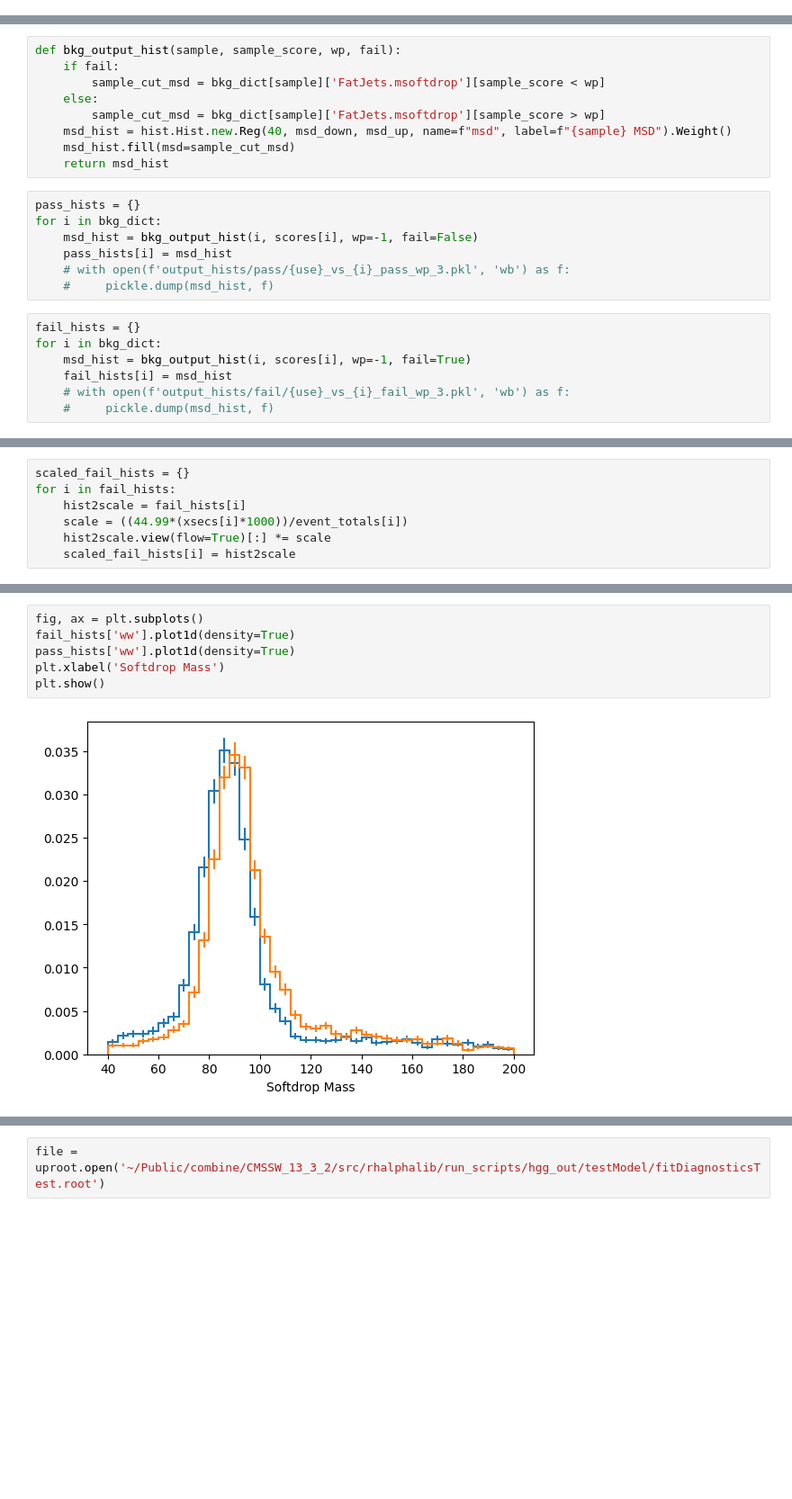
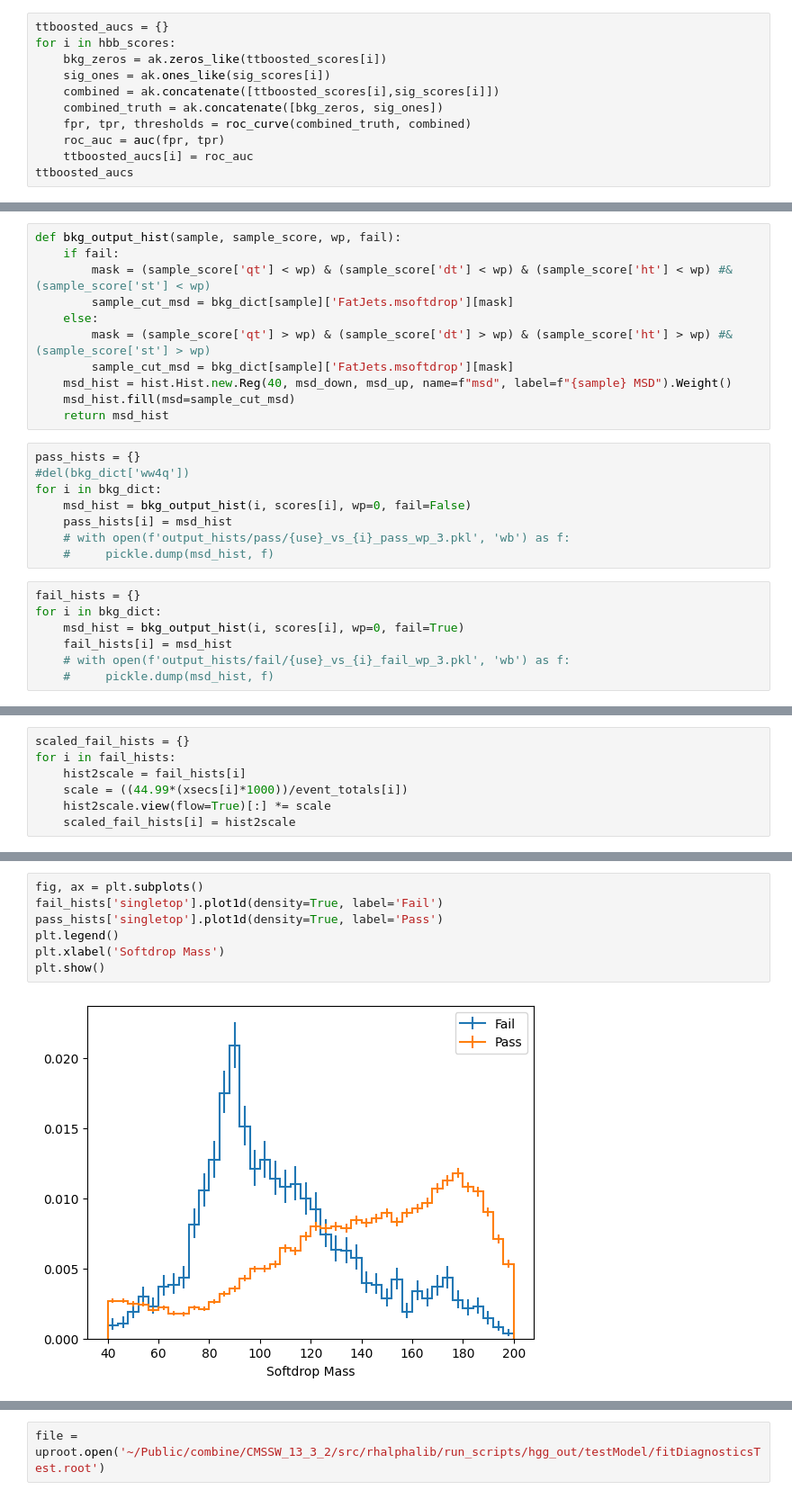
Before and after one commit to cmoore24-24/hgg, a Jupyter notebook: ml/ml_processor_work/hgg_ml_tools.ipynb, the cells around one changed output, grey strips where cells are left out. Shown at 90% size. Cells and saved outputs as stored; diff of their text form; blank space fills up the shorter version.

```diff
--- a/ml/ml_processor_work/hgg_ml_tools.ipynb
+++ b/ml/ml_processor_work/hgg_ml_tools.ipynb
@@ -136,0 +309,11 @@ plt.show()
+# %%
+ttboosted_aucs = {}
+for i in hbb_scores:
+    bkg_zeros = ak.zeros_like(ttboosted_scores[i])
+    sig_ones = ak.ones_like(sig_scores[i])
+    combined = ak.concatenate([ttboosted_scores[i],sig_scores[i]])
+    combined_truth = ak.concatenate([bkg_zeros, sig_ones])
+    fpr, tpr, thresholds = roc_curve(combined_truth, combined)
+    roc_auc = auc(fpr, tpr)
+    ttboosted_aucs[i] = roc_auc
+ttboosted_aucs
@@ -276,23 +492,26 @@ msd_double_plotter('ww', ww_score, 3, True)
 # %%
 def bkg_output_hist(sample, sample_score, wp, fail):
     if fail:
-        sample_cut_msd = bkg_dict[sample]['FatJets.msoftdrop'][sample_score < wp]
+        mask = (sample_score['qt'] < wp) & (sample_score['dt'] < wp) & (sample_score['ht'] < wp) #& (sample_score['st'] < wp)
+        sample_cut_msd = bkg_dict[sample]['FatJets.msoftdrop'][mask]
     else:
-        sample_cut_msd = bkg_dict[sample]['FatJets.msoftdrop'][sample_score > wp]
+        mask = (sample_score['qt'] > wp) & (sample_score['dt'] > wp) & (sample_score['ht'] > wp) #& (sample_score['st'] > wp)
+        sample_cut_msd = bkg_dict[sample]['FatJets.msoftdrop'][mask]
     msd_hist = hist.Hist.new.Reg(40, msd_down, msd_up, name=f"msd", label=f"{sample} MSD").Weight()
     msd_hist.fill(msd=sample_cut_msd)
     return msd_hist
 # %%
 pass_hists = {}
+#del(bkg_dict['ww4q'])
 for i in bkg_dict:
-    msd_hist = bkg_output_hist(i, scores[i], wp=-1, fail=False)
+    msd_hist = bkg_output_hist(i, scores[i], wp=0, fail=False)
     pass_hists[i] = msd_hist
     # with open(f'output_hists/pass/{use}_vs_{i}_pass_wp_3.pkl', 'wb') as f:
     #     pickle.dump(msd_hist, f)
 # %%
 fail_hists = {}
 for i in bkg_dict:
-    msd_hist = bkg_output_hist(i, scores[i], wp=-1, fail=True)
+    msd_hist = bkg_output_hist(i, scores[i], wp=0, fail=True)
     fail_hists[i] = msd_hist
     # with open(f'output_hists/fail/{use}_vs_{i}_fail_wp_3.pkl', 'wb') as f:
     #     pickle.dump(msd_hist, f)
@@ -358,11 +581,12 @@ for i in scaled_fail_hists:
         pickle.dump(scaled_fail_hists[i], f)
 # %%
 fig, ax = plt.subplots()
-fail_hists['ww'].plot1d(density=True)
-pass_hists['ww'].plot1d(density=True)
+fail_hists['singletop'].plot1d(density=True, label='Fail')
+pass_hists['singletop'].plot1d(density=True, label='Pass')
+plt.legend()
 plt.xlabel('Softdrop Mass')
 plt.show()
 # %% [output]
-[figure, old version]
+[figure, new version]
 # %%
 fail_hists['qcd']
```
Also changed, not shown: parts of 39 cells of this notebook, 7 other files.
